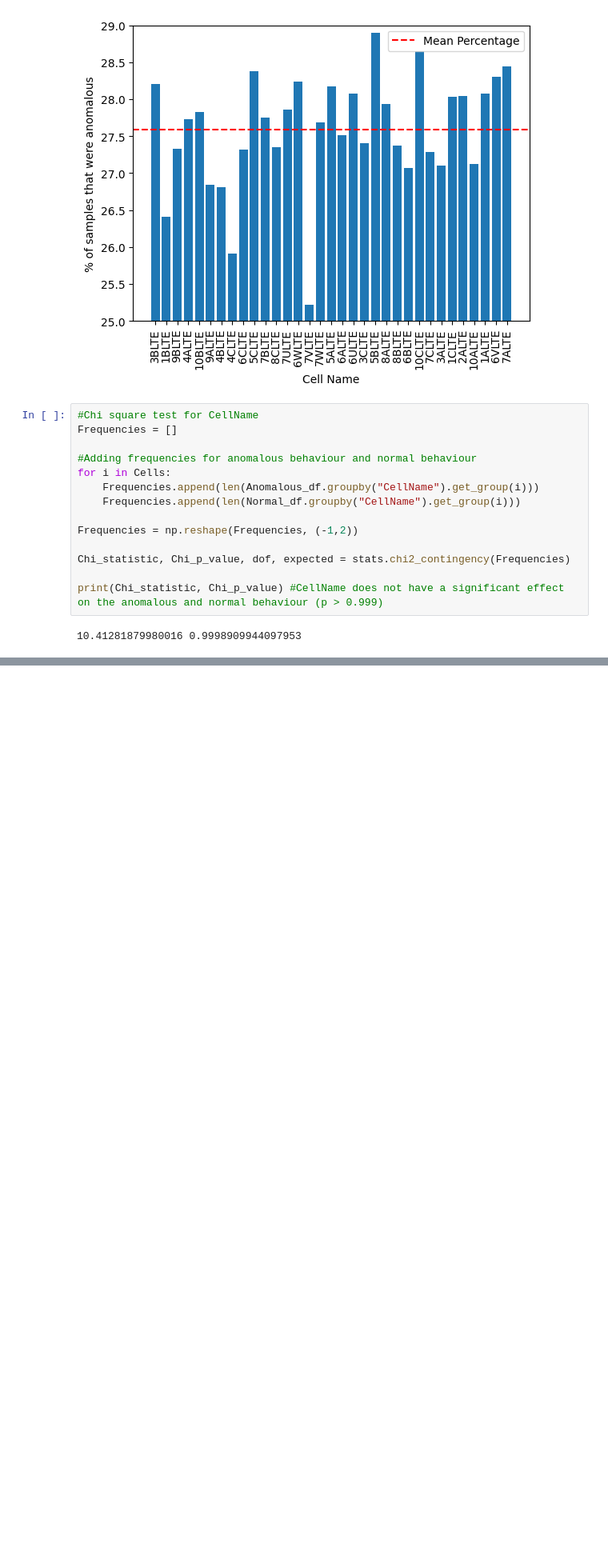
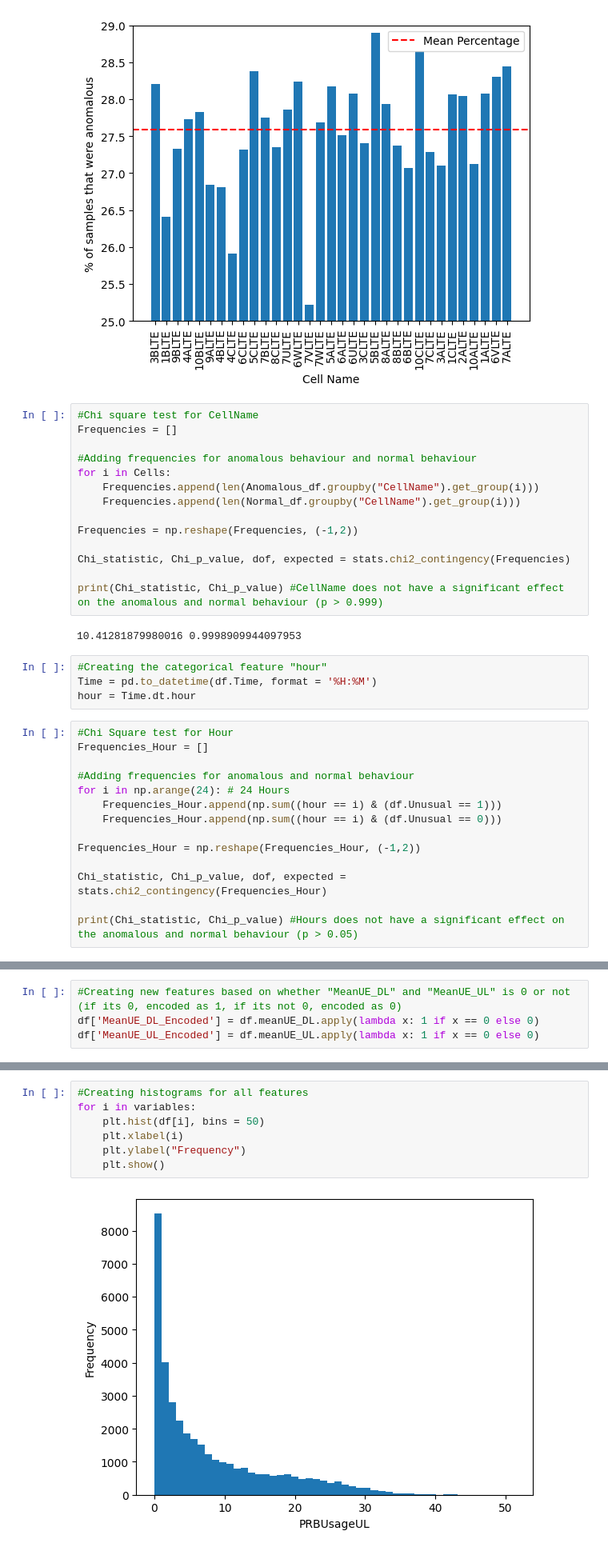
Before and after one commit to pocrca/anomaly_lte, a Jupyter notebook: eda.ipynb, the cells around one changed output, grey strips where cells are left out. Shown at 80% size. Saved outputs shown, nothing was run; the diff lists cells and outputs as text; blank space fills up the shorter version.

```diff
--- a/eda.ipynb
+++ b/eda.ipynb
@@ -174,3 +182,21 @@ Chi_statistic, Chi_p_value, dof, expected = stats.chi2_contingency(Frequencies)
 print(Chi_statistic, Chi_p_value) #CellName does not have a significant effect on the anomalous and normal behaviour (p > 0.999)
 # %% [output]
 10.41281879980016 0.9998909944097953
+# %%
+#Creating the categorical feature "hour"
+Time = pd.to_datetime(df.Time, format = '%H:%M')
+hour = Time.dt.hour
+# %%
+#Chi Square test for Hour
+Frequencies_Hour = []
+
+#Adding frequencies for anomalous and normal behaviour
+for i in np.arange(24): # 24 Hours
+    Frequencies_Hour.append(np.sum((hour == i) & (df.Unusual == 1)))
+    Frequencies_Hour.append(np.sum((hour == i) & (df.Unusual == 0)))
+
+Frequencies_Hour = np.reshape(Frequencies_Hour, (-1,2))
+
+Chi_statistic, Chi_p_value, dof, expected = stats.chi2_contingency(Frequencies_Hour)
+
+print(Chi_statistic, Chi_p_value) #Hours does not have a significant effect on the anomalous and normal behaviour (p > 0.05)
@@ -176,0 +205,4 @@ print(Chi_statistic, Chi_p_value) #CellName does not have a significant effect o
+# %%
+#Creating new features based on whether "MeanUE_DL" and "MeanUE_UL" is 0 or not (if its 0, encoded as 1, if its not 0, encoded as 0)
+df['MeanUE_DL_Encoded'] = df.meanUE_DL.apply(lambda x: 1 if x == 0 else 0)
+df['MeanUE_UL_Encoded'] = df.meanUE_UL.apply(lambda x: 1 if x == 0 else 0)
@@ -176,0 +231,9 @@ print(Chi_statistic, Chi_p_value) #CellName does not have a significant effect o
+# %%
+#Creating histograms for all features
+for i in variables:
+    plt.hist(df[i], bins = 50)
+    plt.xlabel(i)
+    plt.ylabel("Frequency")
+    plt.show()
+# %% [output]
+[figure, added]
```
Also changed, not shown: parts of 9 cells of this notebook.
